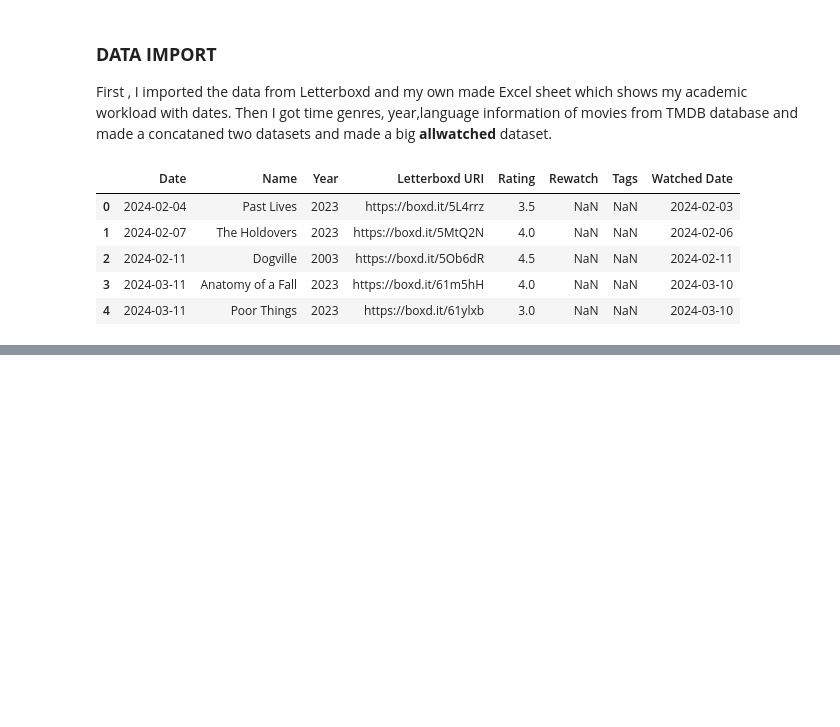
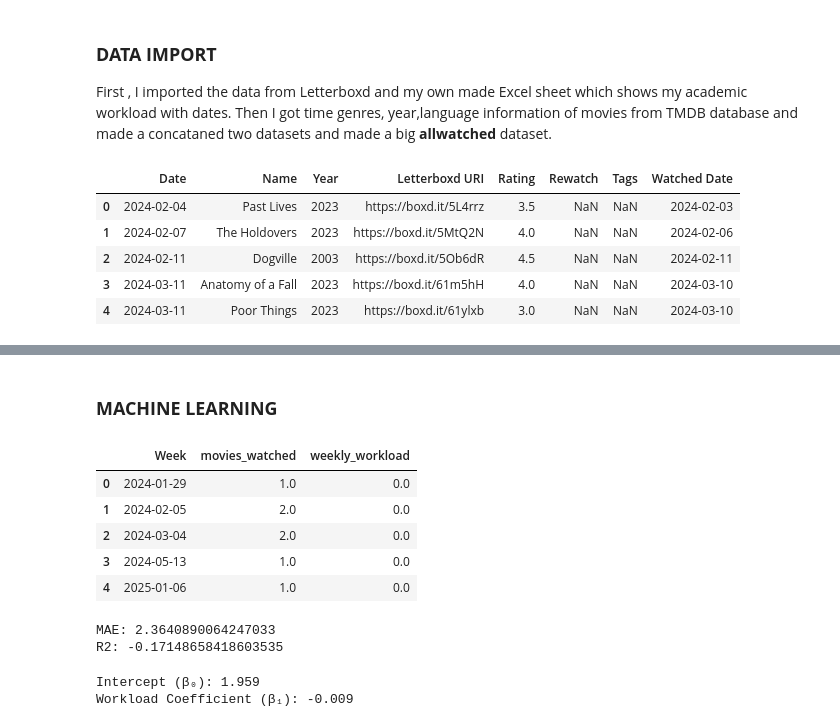
Before and after one commit to selincakici/DSA210-project, a Jupyter notebook: main.ipynb, the cells around one changed output, grey strips where cells are left out. Cells and saved outputs as stored; diff of their text form; code cells hidden in the pictures; blank space fills up the shorter version.

```diff
--- a/main.ipynb
+++ b/main.ipynb
@@ -303,0 +304,2 @@ plt.show()
+# %% [markdown]
+### **MACHINE LEARNING**
@@ -303,0 +310,28 @@ plt.show()
+# %%
+df_movies["Watched Date"] = pd.to_datetime(df_movies["Watched Date"])
+df_movies["Week"] = df_movies["Watched Date"].dt.to_period("W").apply(lambda r: r.start_time)
+
+weekly_movies = df_movies.groupby("Week").size().reset_index(name="movies_watched")
+
+df_academic["Date"] = pd.to_datetime(df_academic["Date"])
+df_academic["Week"] = df_academic["Date"].dt.to_period("W").apply(lambda r: r.start_time)
+
+weekly_workload = (
+    df_academic.groupby("Week")["Importancy"]
+    .sum()
+    .reset_index(name="weekly_workload")
+)
+
+ml_df = pd.merge(weekly_movies, weekly_workload, on="Week", how="outer")
+ml_df["movies_watched"] = ml_df["movies_watched"].fillna(0)
+ml_df["weekly_workload"] = ml_df["weekly_workload"].fillna(0)
+ml_df = ml_df.sort_values("Week").reset_index(drop=True)
+
+ml_df.head()
+# %% [output]
+|  | Week | movies_watched | weekly_workload |
+| 0 | 2024-01-29 | 1.0 | 0.0 |
+| 1 | 2024-02-05 | 2.0 | 0.0 |
+| 2 | 2024-03-04 | 2.0 | 0.0 |
+| 3 | 2024-05-13 | 1.0 | 0.0 |
+| 4 | 2025-01-06 | 1.0 | 0.0 |
@@ -303,0 +347,17 @@ plt.show()
+# %%
+from sklearn.metrics import mean_absolute_error, r2_score
+
+print("MAE:", mean_absolute_error(y_test, y_pred))
+print("R2:", r2_score(y_test, y_pred))
+# %% [output]
+MAE: 2.3640890064247033
+R2: -0.17148658418603535
+# %%
+beta_0 = reg_model.intercept_
+beta_1 = reg_model.coef_[0]
+
+print(f"Intercept (β₀): {beta_0:.3f}")
+print(f"Workload Coefficient (β₁): {beta_1:.3f}")
+# %% [output]
+Intercept (β₀): 1.959
+Workload Coefficient (β₁): -0.009
```
Also changed, not shown: parts of 13 cells of this notebook.
